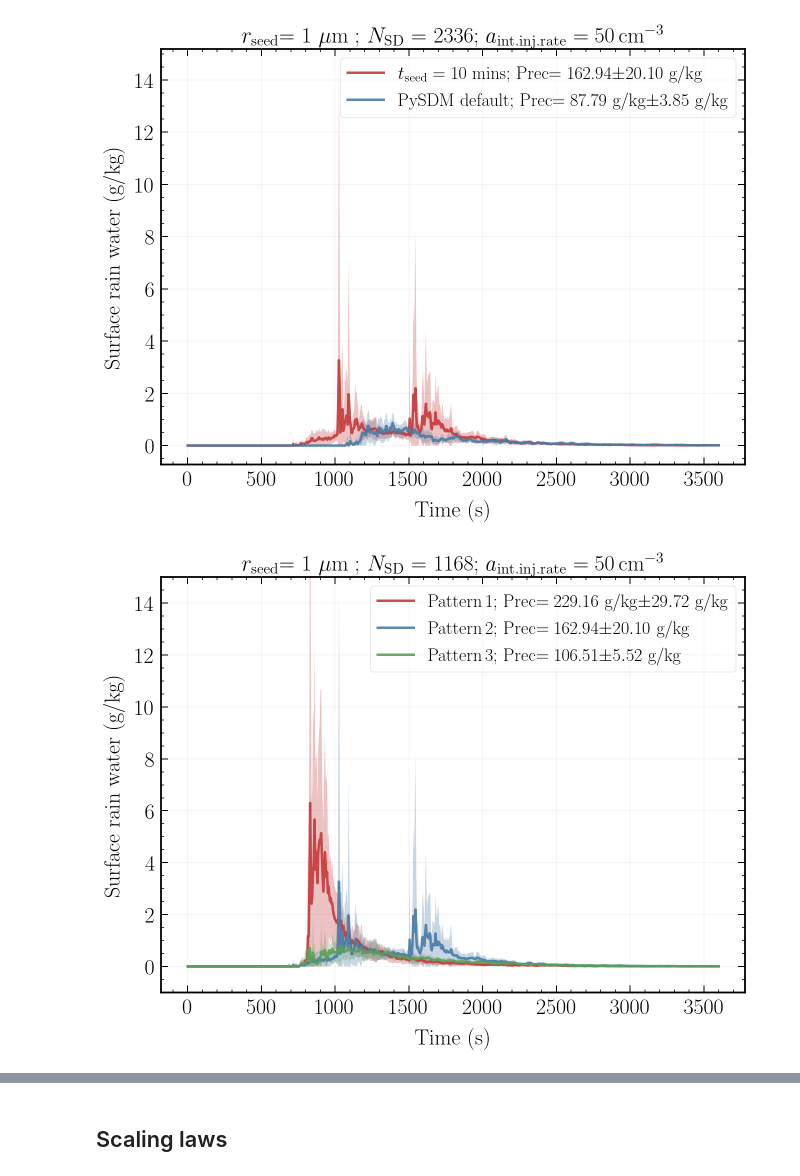
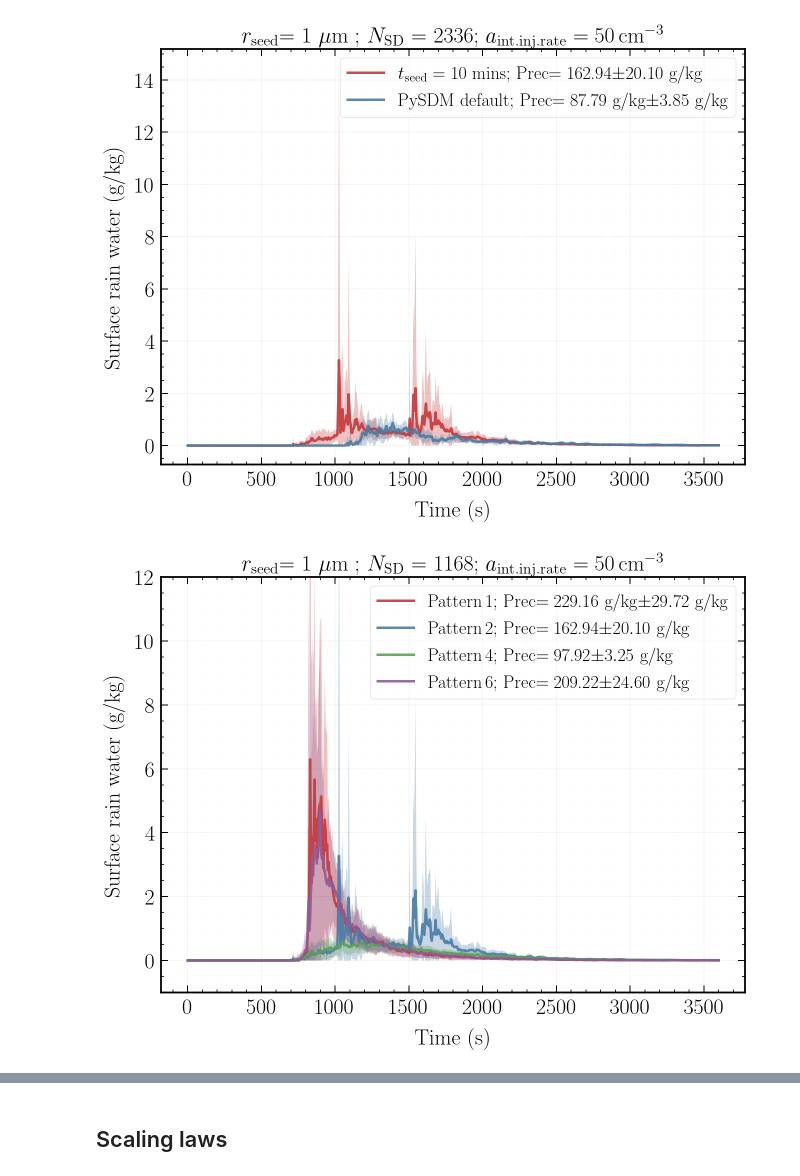
Before and after one commit to jtbuch/PySDM, a Jupyter notebook: examples/PySDM_examples/Buch_et_al_2024/plot_script_sd_update.ipynb, the cells around one changed output, grey strips where cells are left out. Cells and saved outputs as stored; diff of their text form; code cells hidden in the pictures.

```diff
--- a/examples/PySDM_examples/Buch_et_al_2024/plot_script_sd_update.ipynb
+++ b/examples/PySDM_examples/Buch_et_al_2024/plot_script_sd_update.ipynb
@@ -258,31 +272,44 @@ int_inj_rate= 50
 # %%
 fig, ax= plt.subplots(1, 1, figsize= (9, 7) , constrained_layout= True)
 surface_rain_seed_pattern_1.sel(z= 25).mean(dim= "run").plot(ax= ax, label= r'${\rm Pattern} \,  1$; Prec= %.2f g/kg'%np.sum(surface_rain_seed_pattern_1.sel(z= 25).mean(dim= "run").values) + r"$\pm %.2f$ g/kg"%np.sqrt(np.sum(surface_rain_seed_pattern_1.sel(z= 25).std(dim= "run")**2)))
 surface_rain_seed_pattern_2.sel(z= 25).mean(dim= "run").plot(ax= ax, label= r'${\rm Pattern} \, 2$; Prec= %.2f'%np.sum(surface_rain_seed_pattern_2.sel(z= 25).mean(dim= "run").values) + r"$\pm %.2f$ g/kg"%np.sqrt(np.sum(surface_rain_seed_pattern_2.sel(z= 25).std(dim= "run")**2)))
-surface_rain_seed_pattern_3.sel(z= 25).mean(dim= "run").plot(ax= ax, label= r'${\rm Pattern} \, 3$; Prec= %.2f'%np.sum(surface_rain_seed_pattern_3.sel(z= 25).mean(dim= "run").values) + r"$\pm %.2f$ g/kg"%np.sqrt(np.sum(surface_rain_seed_pattern_3.sel(z= 25).std(dim= "run")**2)))
+#surface_rain_seed_pattern_3.sel(z= 25).mean(dim= "run").plot(ax= ax, label= r'${\rm Pattern} \, 3$; Prec= %.2f'%np.sum(surface_rain_seed_pattern_3.sel(z= 25).mean(dim= "run").values) + r"$\pm %.2f$ g/kg"%np.sqrt(np.sum(surface_rain_seed_pattern_3.sel(z= 25).std(dim= "run")**2)))
+surface_rain_seed_pattern_4.sel(z= 25).mean(dim= "run").plot(ax= ax, label= r'${\rm Pattern} \, 4$; Prec= %.2f'%np.sum(surface_rain_seed_pattern_4.sel(z= 25).mean(dim= "run").values) + r"$\pm %.2f$ g/kg"%np.sqrt(np.sum(surface_rain_seed_pattern_4.sel(z= 25).std(dim= "run")**2)))
+#surface_rain_seed_pattern_5.sel(z= 25).mean(dim= "run").plot(ax= ax, label= r'${\rm Pattern} \, 5$; Prec= %.2f'%np.sum(surface_rain_seed_pattern_5.sel(z= 25).mean(dim= "run").values) + r"$\pm %.2f$ g/kg"%np.sqrt(np.sum(surface_rain_seed_pattern_5.sel(z= 25).std(dim= "run")**2)))
+surface_rain_seed_pattern_6.sel(z= 25).mean(dim= "run").plot(ax= ax, label= r'${\rm Pattern} \, 6$; Prec= %.2f'%np.sum(surface_rain_seed_pattern_6.sel(z= 25).mean(dim= "run").values) + r"$\pm %.2f$ g/kg"%np.sqrt(np.sum(surface_rain_seed_pattern_6.sel(z= 25).std(dim= "run")**2)))
+
 surface_rain_pattern_1= surface_rain_seed_pattern_1.sel(z= 25).mean(dim= "run") - surface_rain_seed_pattern_1.sel(z= 25).std(dim= "run")
 surface_rain_pattern_1[surface_rain_pattern_1 < 0]= 0
 surface_rain_pattern_2= surface_rain_seed_pattern_2.sel(z= 25).mean(dim= "run") - surface_rain_seed_pattern_2.sel(z= 25).std(dim= "run")
 surface_rain_pattern_2[surface_rain_pattern_2 < 0]= 0
-surface_rain_pattern_3= surface_rain_seed_pattern_3.sel(z= 25).mean(dim= "run") - surface_rain_seed_pattern_3.sel(z= 25).std(dim= "run")
-surface_rain_pattern_3[surface_rain_pattern_3 < 0]= 0
+#surface_rain_pattern_3= surface_rain_seed_pattern_3.sel(z= 25).mean(dim= "run") - surface_rain_seed_pattern_3.sel(z= 25).std(dim= "run")
+#surface_rain_pattern_3[surface_rain_pattern_3 < 0]= 0
+surface_rain_pattern_4= surface_rain_seed_pattern_4.sel(z= 25).mean(dim= "run") - surface_rain_seed_pattern_4.sel(z= 25).std(dim= "run")
+surface_rain_pattern_4[surface_rain_pattern_4 < 0]= 0
+# surface_rain_pattern_5= surface_rain_seed_pattern_5.sel(z= 25).mean(dim= "run") - surface_rain_seed_pattern_5.sel(z= 25).std(dim= "run")
+# surface_rain_pattern_5[surface_rain_pattern_5 < 0]= 0
+surface_rain_pattern_6= surface_rain_seed_pattern_6.sel(z= 25).mean(dim= "run") - surface_rain_seed_pattern_6.sel(z= 25).std(dim= "run")
+surface_rain_pattern_6[surface_rain_pattern_6 < 0]= 0
 
 ax.fill_between(surface_rain_seed_pattern_1.t, surface_rain_seed_pattern_1.sel(z= 25).mean(dim= "run") + surface_rain_seed_pattern_1.sel(z= 25).std(dim= "run"), surface_rain_pattern_1, alpha= 0.3)
 ax.fill_between(surface_rain_seed_pattern_2.t, surface_rain_seed_pattern_2.sel(z= 25).mean(dim= "run") + surface_rain_seed_pattern_2.sel(z= 25).std(dim= "run"), surface_rain_pattern_2, alpha= 0.3)
-ax.fill_between(surface_rain_seed_pattern_3.t, surface_rain_seed_pattern_3.sel(z= 25).mean(dim= "run") + surface_rain_seed_pattern_3.sel(z= 25).std(dim= "run"), surface_rain_pattern_3, alpha= 0.3)
+#ax.fill_between(surface_rain_seed_pattern_3.t, surface_rain_seed_pattern_3.sel(z= 25).mean(dim= "run") + surface_rain_seed_pattern_3.sel(z= 25).std(dim= "run"), surface_rain_pattern_3, alpha= 0.3)
+ax.fill_between(surface_rain_seed_pattern_4.t, surface_rain_seed_pattern_4.sel(z= 25).mean(dim= "run") + surface_rain_seed_pattern_4.sel(z= 25).std(dim= "run"), surface_rain_pattern_4, alpha= 0.3)
+#ax.fill_between(surface_rain_seed_pattern_5.t, surface_rain_seed_pattern_5.sel(z= 25).mean(dim= "run") + surface_rain_seed_pattern_5.sel(z= 25).std(dim= "run"), surface_rain_pattern_5, alpha= 0.3)
+ax.fill_between(surface_rain_seed_pattern_6.t, surface_rain_seed_pattern_6.sel(z= 25).mean(dim= "run") + surface_rain_seed_pattern_6.sel(z= 25).std(dim= "run"), surface_rain_pattern_6, alpha= 0.3)
 ax.set_xlabel('Time (s)', fontsize= 22);
 ax.set_ylabel('Surface rain water (g/kg)', fontsize= 22);
-ax.set_ylim(-1, 15);
+ax.set_ylim(-1, 12);
 ax.legend(loc= 'upper right', frameon= True, fontsize= 18);
 
 ax.set_title(r'$r_{\rm seed}$= 1 $\mu {\rm m}$ ; $N_{\rm SD}$ = %d; '%n_sds +
                         r'$a_{\rm int. inj. rate} = %d \, {\rm cm}^{-3}$'%(int_inj_rate), fontsize= 22);
 ax.tick_params(labeltop=False, top=True, labelright=False, right=True, which='both', labelsize= 22);
 ax.grid(visible=True, which='major', color='black', alpha=0.05, linestyle='-');
 ax.grid(visible=True, which='minor', color='black', alpha=0.01, linestyle='-');
-plt.savefig(sav_plt_path + 'surface_rain_water_pattern_comparison.pdf', bbox_inches='tight', dpi= 300);
+plt.savefig(sav_plt_path + 'surface_rain_water_pattern_comparison_3.pdf', bbox_inches='tight', dpi= 300);
 # %% [output]
-[figure, old version]
+[figure, new version]
 # %%
 pattern_1_t= np.array([60, 100, 120, 150]) * 5
 pattern_1_z= np.array([0.125, 0.375, 0.625, 0.875])
```
Also changed, not shown: parts of 9 cells of this notebook.
